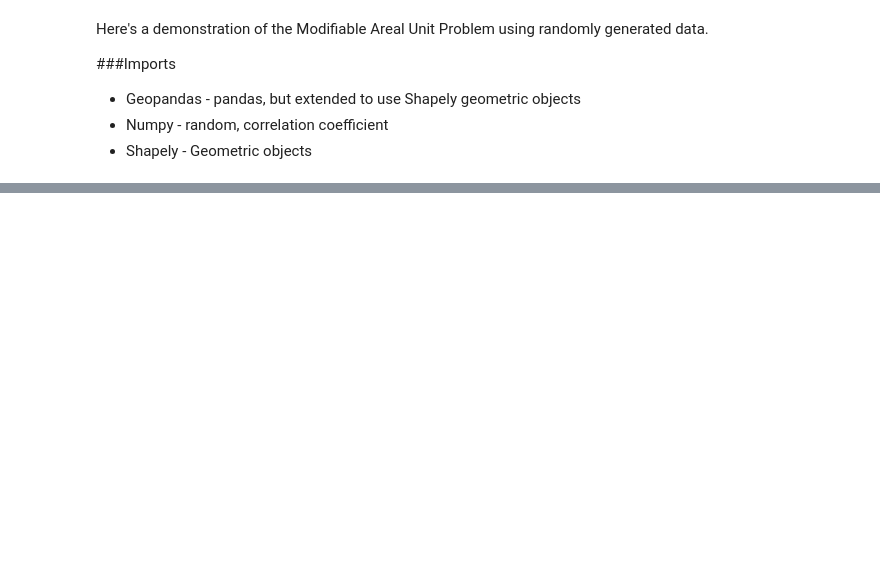
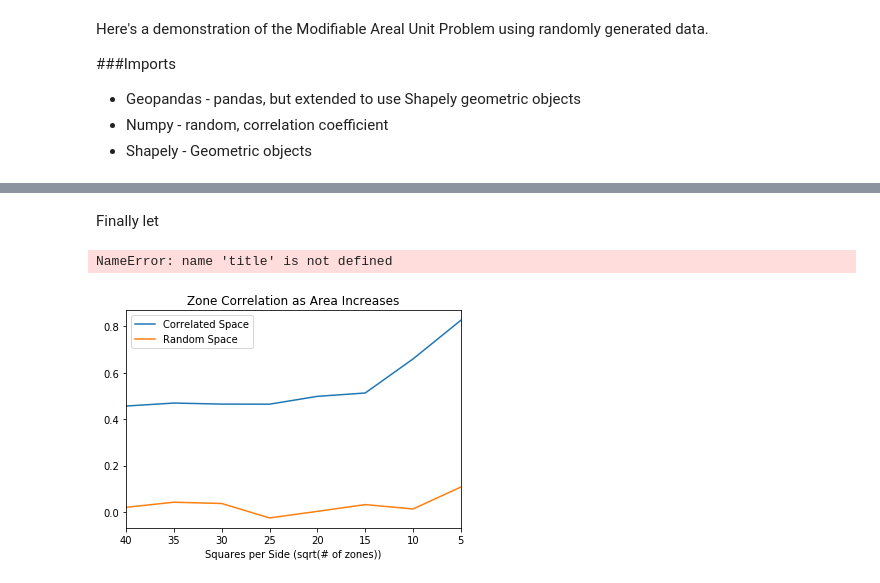
Before and after one commit to ptjacobsen/MAUP_demonstration, a Jupyter notebook: maup_demostration.ipynb, the cells around one changed output, grey strips where cells are left out. Saved outputs shown, nothing was run; the diff lists cells and outputs as text; code cells hidden in the pictures; blank space fills up the shorter version.

```diff
--- a/maup_demostration.ipynb
+++ b/maup_demostration.ipynb
@@ -86,0 +142,21 @@ def unit_correlation(gdf,cell_size = 100.0):
+# %% [markdown]
+Finally let
+# %%
+#takes a while to do all the point selection into squares
+cor_squares = [build_squares(correlated_space,c) for c in arange(40,0,-5)]
+cor_cors = [corrcoef(cs['value1'],cs['value2'])[1,0] for cs in cor_squares]
+
+rand_squares = [build_squares(random_space,c) for c in arange(40,0,-5)]
+rand_cors = [corrcoef(cs['value1'],cs['value2'])[1,0] for cs in rand_squares]
+# %% [output]
+NameError: name 'title' is not defined
+# %%
+plt.plot(arange(40,0,-5),cor_cors,label='Correlated Space')
+plt.plot(arange(40,0,-5),rand_cors,label='Random Space')
+plt.xlim(40,5)
+plt.xlabel('Squares per Side (sqrt(# of zones))')
+plt.title('Zone Correlation as Area Increases')
+plt.legend()
+plt.show()
+# %% [output]
+[figure, added]
```
Also changed, not shown: parts of 8 cells of this notebook.
